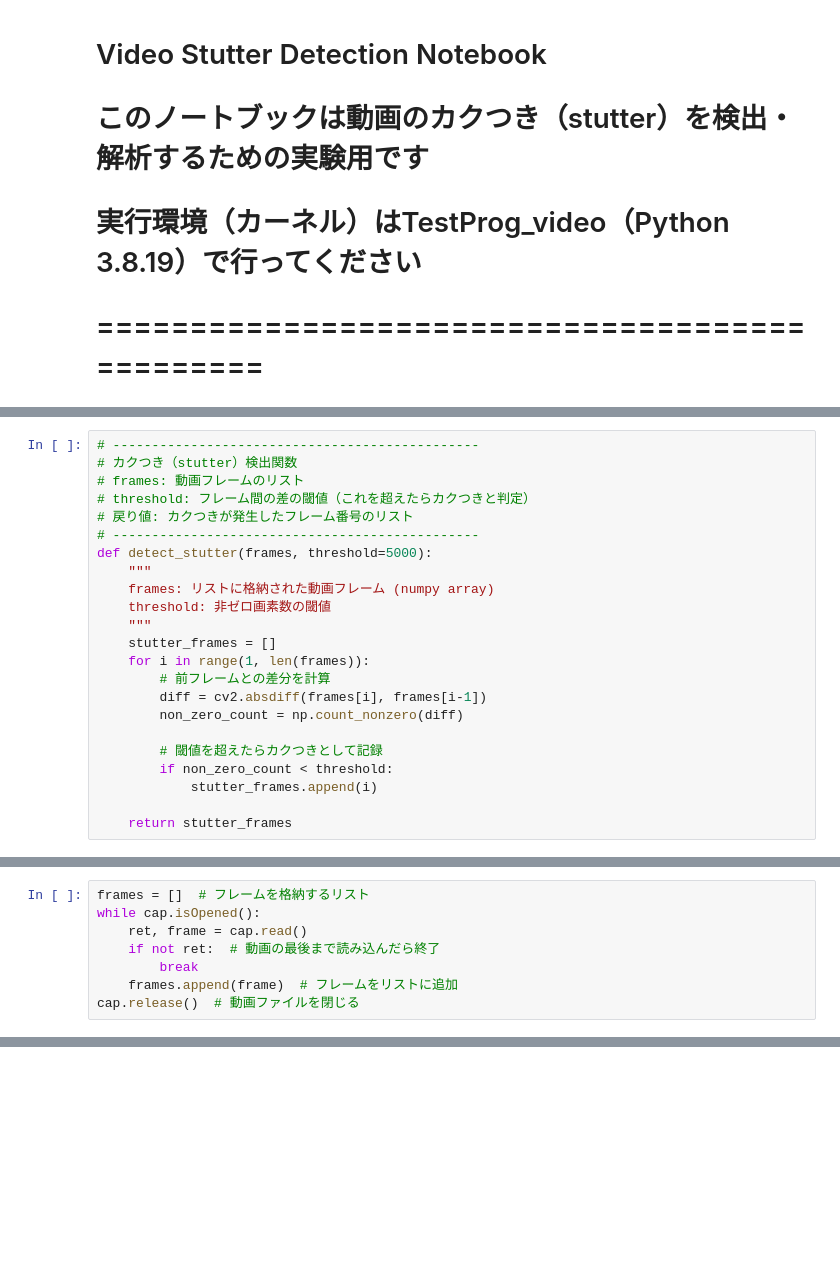
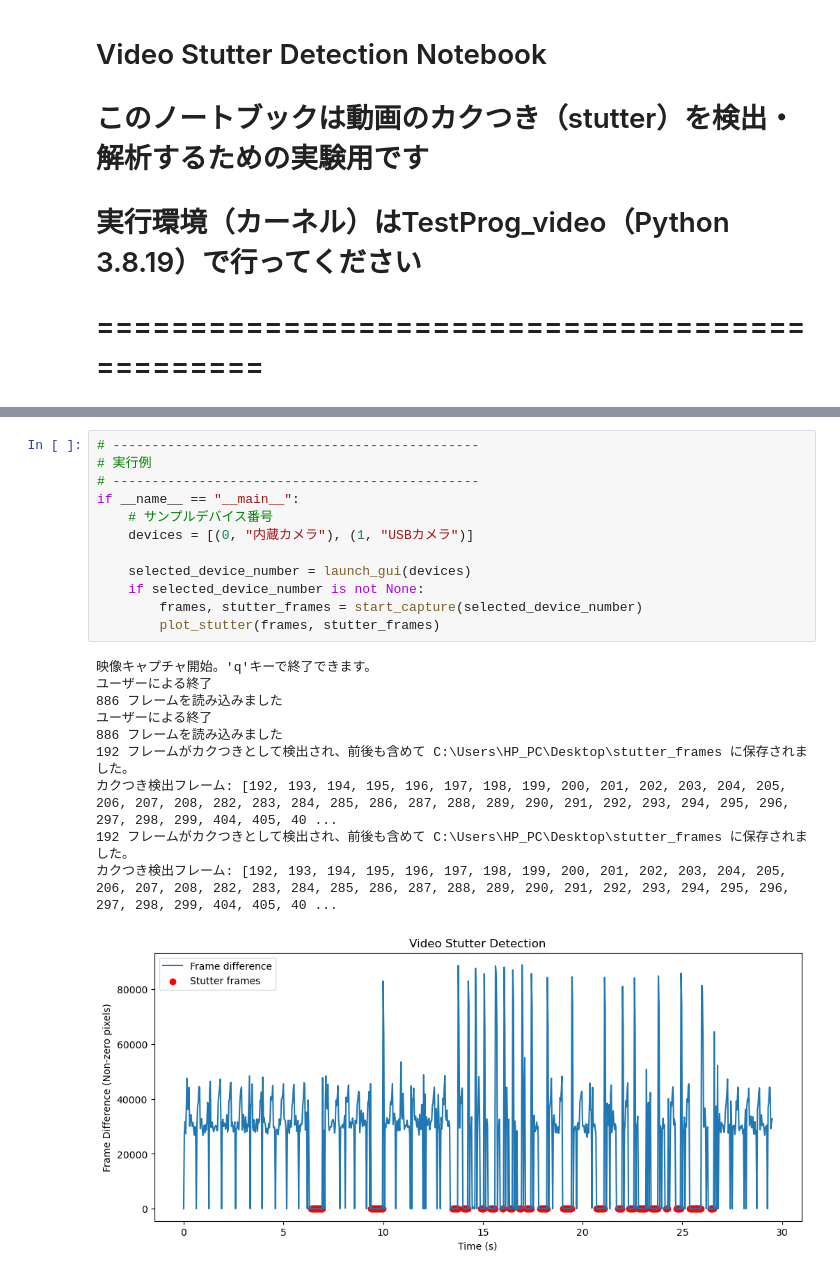
Before and after one commit to y-fukushima-0501/MAIN_workspace_TestProg_video, a Jupyter notebook: notebooks/01_test.ipynb, the cells around one changed output, grey strips where cells are left out. Saved outputs shown, nothing was run; the diff lists cells and outputs as text; blank space fills up the shorter version.

```diff
--- a/notebooks/01_test.ipynb
+++ b/notebooks/01_test.ipynb
@@ -21,23 +15,0 @@ def load_video(video_path):
-# %%
-# -----------------------------------------------
-# カクつき（stutter）検出関数
-# frames: 動画フレームのリスト
-# threshold: フレーム間の差の閾値（これを超えたらカクつきと判定）
-# 戻り値: カクつきが発生したフレーム番号のリスト
-# -----------------------------------------------
-def detect_stutter(frames, threshold=5000):
-    """
-    frames: リストに格納された動画フレーム (numpy array)
-    threshold: 非ゼロ画素数の閾値
-    """
-    stutter_frames = []
-    for i in range(1, len(frames)):
-        # 前フレームとの差分を計算
-        diff = cv2.absdiff(frames[i], frames[i-1])
-        non_zero_count = np.count_nonzero(diff)
-
-        # 閾値を超えたらカクつきとして記録
-        if non_zero_count < threshold:
-            stutter_frames.append(i)
-
-    return stutter_frames
@@ -68,8 +122,0 @@ cv2.destroyAllWindows()
-# %%
-frames = []  # フレームを格納するリスト
-while cap.isOpened():
-    ret, frame = cap.read()
-    if not ret:  # 動画の最後まで読み込んだら終了
-        break
-    frames.append(frame)  # フレームをリストに追加
-cap.release()  # 動画ファイルを閉じる
@@ -100,0 +273,23 @@ Stutter detected at frames: [9, 108, 111, 114, 117, 120, 123, 126, 129, 132, 135
+# %%
+# -----------------------------------------------
+# 実行例
+# -----------------------------------------------
+if __name__ == "__main__":
+    # サンプルデバイス番号
+    devices = [(0, "内蔵カメラ"), (1, "USBカメラ")]
+
+    selected_device_number = launch_gui(devices)
+    if selected_device_number is not None:
+        frames, stutter_frames = start_capture(selected_device_number)
+        plot_stutter(frames, stutter_frames)
+# %% [output]
+映像キャプチャ開始。'q'キーで終了できます。
+ユーザーによる終了
+886 フレームを読み込みました
+ユーザーによる終了
+886 フレームを読み込みました
+192 フレームがカクつきとして検出され、前後も含めて C:\Users\HP_PC\Desktop\stutter_frames に保存されました。
+カクつき検出フレーム: [192, 193, 194, 195, 196, 197, 198, 199, 200, 201, 202, 203, 204, 205, 206, 207, 208, 282, 283, 284, 285, 286, 287, 288, 289, 290, 291, 292, 293, 294, 295, 296, 297, 298, 299, 404, 405, 40 ...
+192 フレームがカクつきとして検出され、前後も含めて C:\Users\HP_PC\Desktop\stutter_frames に保存されました。
+カクつき検出フレーム: [192, 193, 194, 195, 196, 197, 198, 199, 200, 201, 202, 203, 204, 205, 206, 207, 208, 282, 283, 284, 285, 286, 287, 288, 289, 290, 291, 292, 293, 294, 295, 296, 297, 298, 299, 404, 405, 40 ...
+[figure, added]
```
Also changed, not shown: parts of 8 cells of this notebook.
